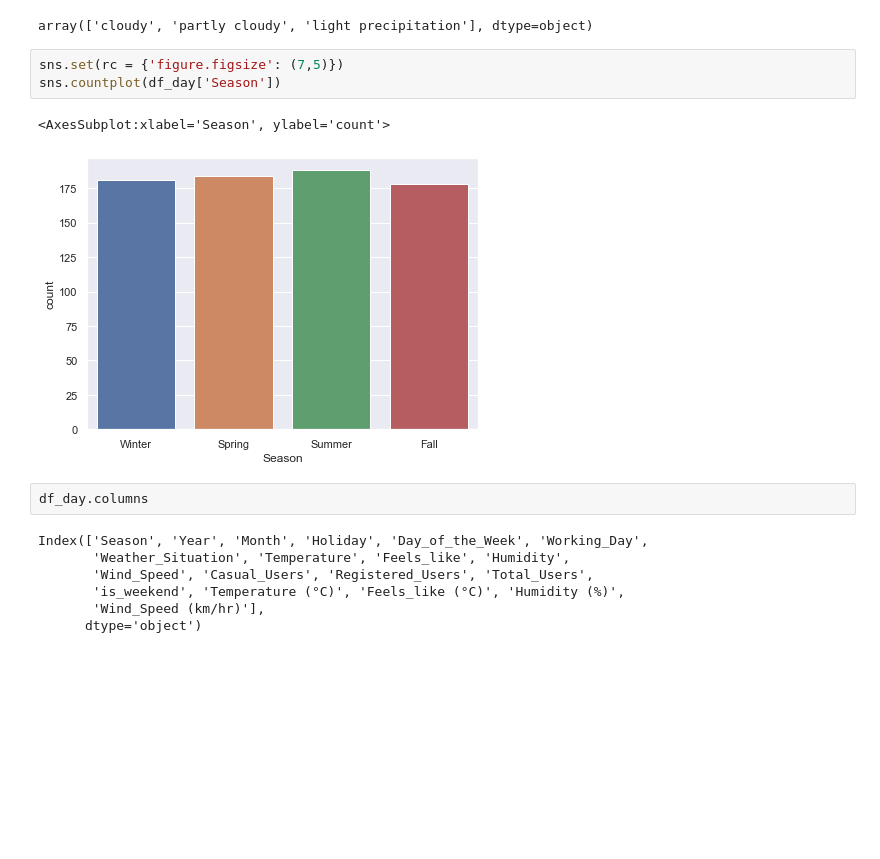
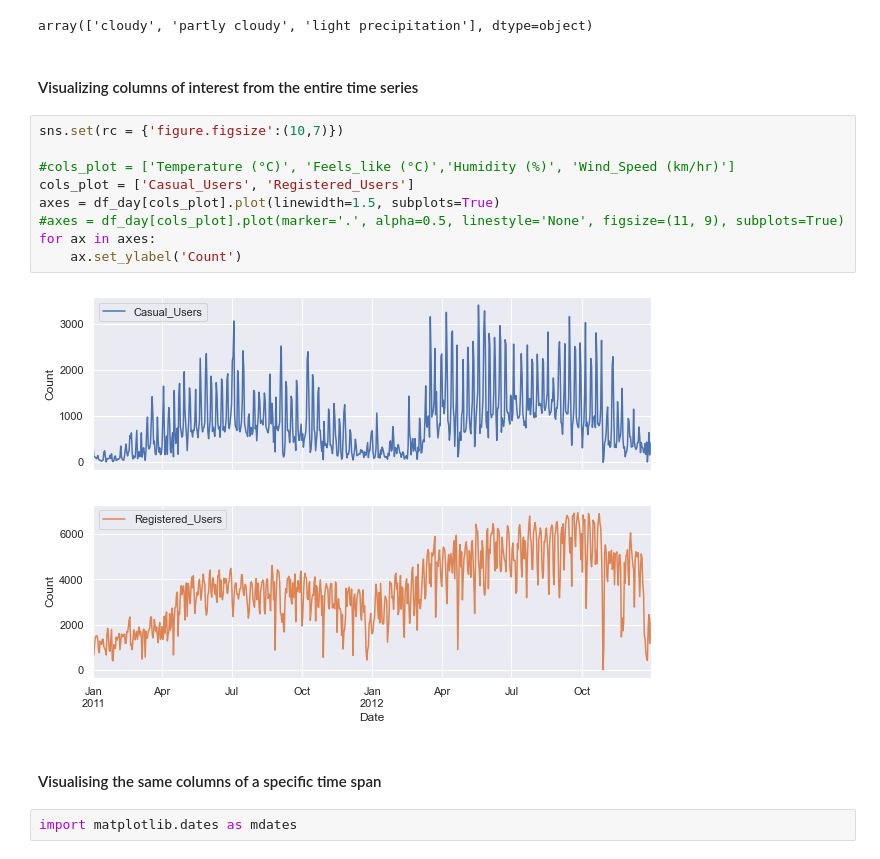
Before and after one commit to tanchaud/BikeSharing_Data_Analysis, a Jupyter notebook: bike_DAYdata_analysis.ipynb, the cells around one changed output. Saved outputs shown, nothing was run; the diff lists cells and outputs as text; blank space fills up the shorter version.

```diff
--- a/bike_DAYdata_analysis.ipynb
+++ b/bike_DAYdata_analysis.ipynb
@@ -156,18 +156,20 @@ Index(['Season', 'Year', 'Month', 'Holiday', 'Day_of_the_Week', 'Working_Day',
 df_day['Weather_Situation'].unique()
 # %% [output]
 array(['cloudy', 'partly cloudy', 'light precipitation'], dtype=object)
-# %%
-sns.set(rc = {'figure.figsize': (7,5)})
-sns.countplot(df_day['Season'])
-# %% [output]
-<AxesSubplot:xlabel='Season', ylabel='count'>
-[figure, removed]
-# %%
-df_day.columns
-# %% [output]
-Index(['Season', 'Year', 'Month', 'Holiday', 'Day_of_the_Week', 'Working_Day',
-       'Weather_Situation', 'Temperature', 'Feels_like', 'Humidity',
-       'Wind_Speed', 'Casual_Users', 'Registered_Users', 'Total_Users',
-       'is_weekend', 'Temperature (°C)', 'Feels_like (°C)', 'Humidity (%)',
-       'Wind_Speed (km/hr)'],
-      dtype='object')
+# %% [markdown]
+#### Visualizing columns of interest from the entire time series
+# %%
+sns.set(rc = {'figure.figsize':(10,7)})
+
+#cols_plot = ['Temperature (°C)', 'Feels_like (°C)','Humidity (%)', 'Wind_Speed (km/hr)']
+cols_plot = ['Casual_Users', 'Registered_Users']
+axes = df_day[cols_plot].plot(linewidth=1.5, subplots=True)
+#axes = df_day[cols_plot].plot(marker='.', alpha=0.5, linestyle='None', figsize=(11, 9), subplots=True)
+for ax in axes:
+    ax.set_ylabel('Count')
+# %% [output]
+[figure, added]
+# %% [markdown]
+#### Visualising the same columns of a specific time span
+# %%
+import matplotlib.dates as mdates
```
Also changed, not shown: parts of 30 cells of this notebook, 4 other files.
